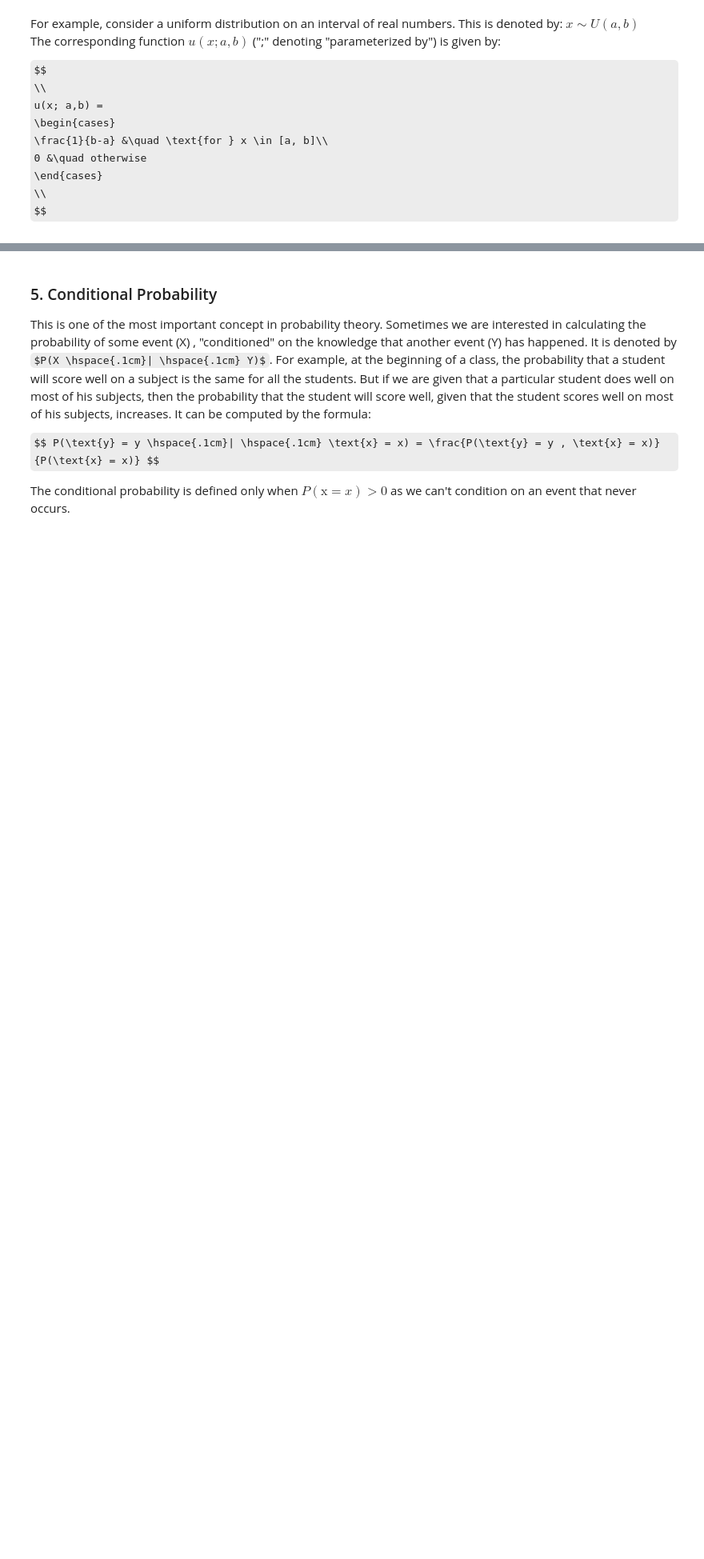
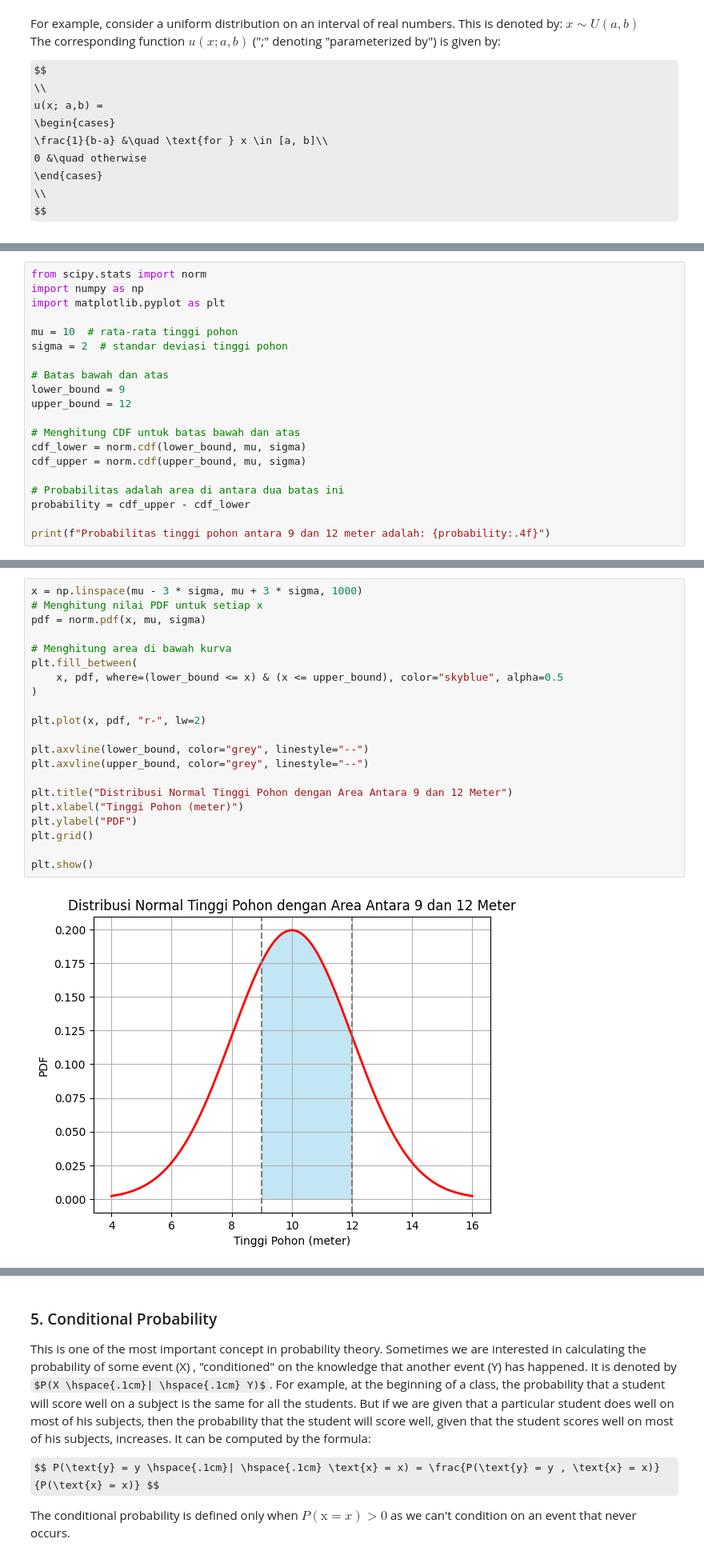
Before and after one commit to lab-kcks/modul-kecerdasan-buatan, a Jupyter notebook: Modul_2/modul_2_2ndver.ipynb, the cells around one changed output, grey strips where cells are left out. Shown: that part at 80% size. Cells and saved outputs as stored; diff of their text form; some formulas as TeX source; blank space fills up the shorter version.

```diff
--- a/Modul_2/modul_2_2ndver.ipynb
+++ b/Modul_2/modul_2_2ndver.ipynb
@@ -188,0 +209,20 @@ plt.show()
+# %%
+from scipy.stats import norm
+import numpy as np
+import matplotlib.pyplot as plt
+
+mu = 10  # rata-rata tinggi pohon
+sigma = 2  # standar deviasi tinggi pohon
+
+# Batas bawah dan atas
+lower_bound = 9
+upper_bound = 12
+
+# Menghitung CDF untuk batas bawah dan atas
+cdf_lower = norm.cdf(lower_bound, mu, sigma)
+cdf_upper = norm.cdf(upper_bound, mu, sigma)
+
+# Probabilitas adalah area di antara dua batas ini
+probability = cdf_upper - cdf_lower
+
+print(f"Probabilitas tinggi pohon antara 9 dan 12 meter adalah: {probability:.4f}")
@@ -188,0 +231,23 @@ plt.show()
+# %%
+x = np.linspace(mu - 3 * sigma, mu + 3 * sigma, 1000)
+# Menghitung nilai PDF untuk setiap x
+pdf = norm.pdf(x, mu, sigma)
+
+# Menghitung area di bawah kurva
+plt.fill_between(
+    x, pdf, where=(lower_bound <= x) & (x <= upper_bound), color="skyblue", alpha=0.5
+)
+
+plt.plot(x, pdf, "r-", lw=2)
+
+plt.axvline(lower_bound, color="grey", linestyle="--")
+plt.axvline(upper_bound, color="grey", linestyle="--")
+
+plt.title("Distribusi Normal Tinggi Pohon dengan Area Antara 9 dan 12 Meter")
+plt.xlabel("Tinggi Pohon (meter)")
+plt.ylabel("PDF")
+plt.grid()
+
+plt.show()
+# %% [output]
+[figure, added]
```
Also changed, not shown: parts of 10 cells of this notebook, 1 other file.
